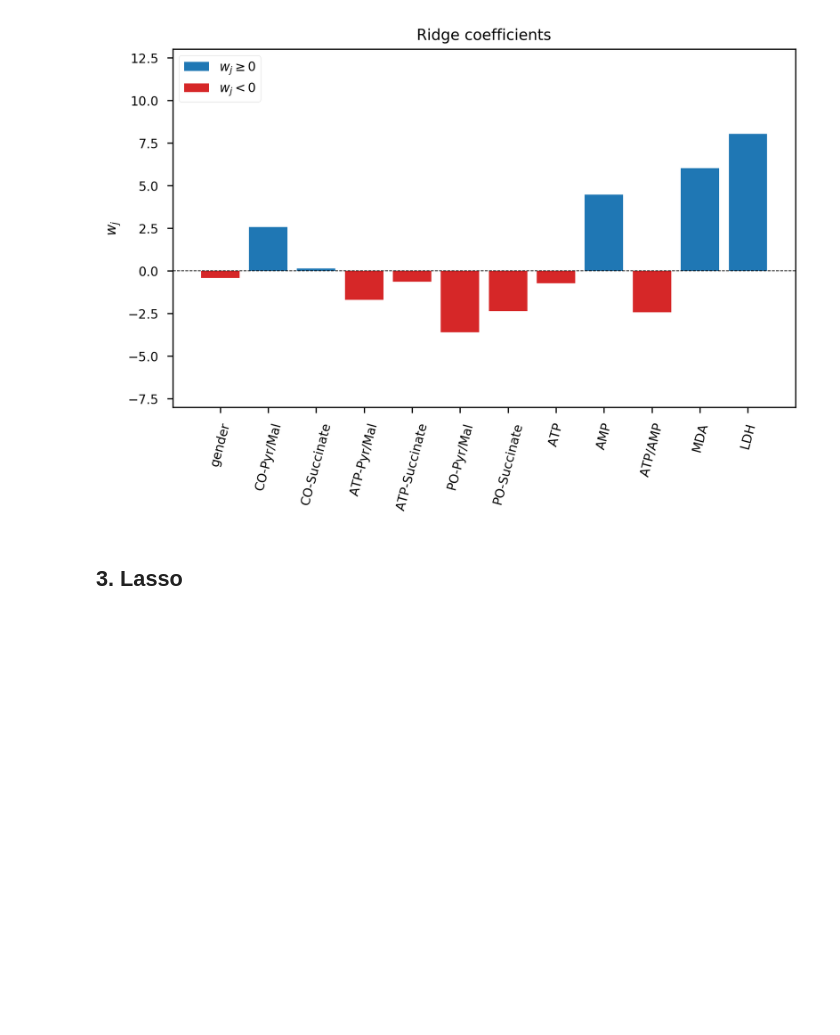
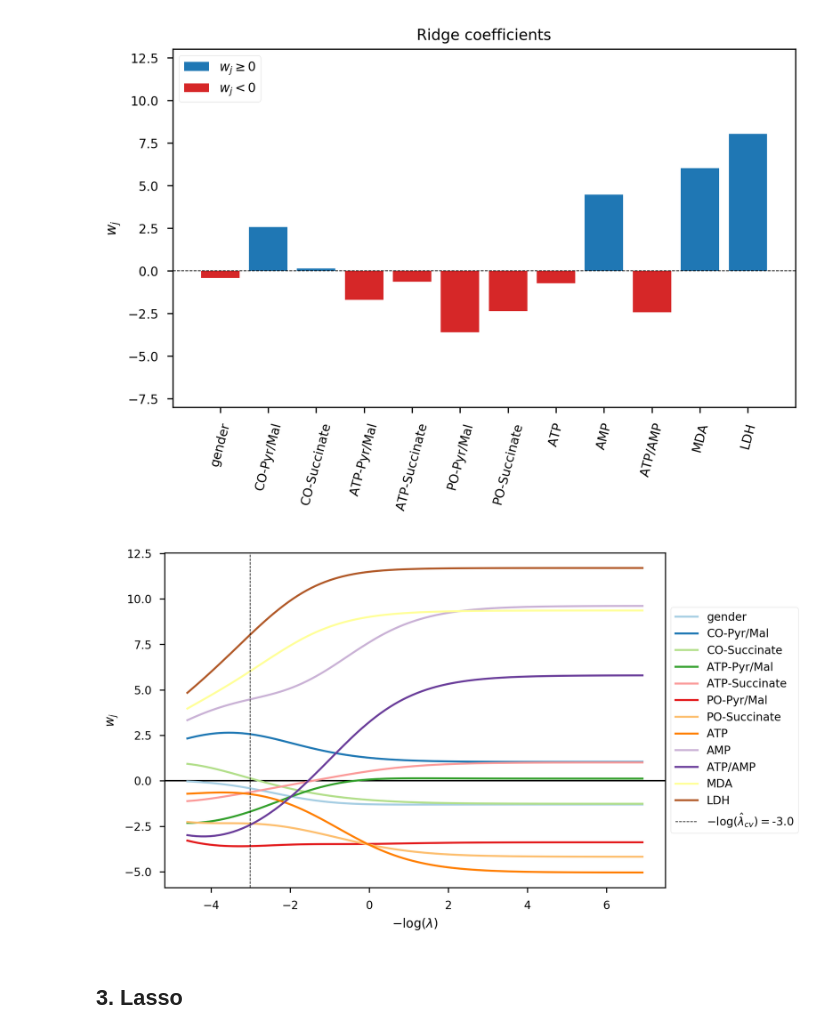
Before and after one commit to samuelefiorini/phdthesis, a Jupyter notebook: src/notebooks/figure_4.5-6-7-8-9.ipynb, the cells around one changed output. Saved outputs shown, nothing was run; the diff lists cells and outputs as text; code cells hidden in the pictures; blank space fills up the shorter version.

Commit message:
added ridge, lasso, enet paths

```diff
--- a/src/notebooks/figure_4.5-6-7-8-9.ipynb
+++ b/src/notebooks/figure_4.5-6-7-8-9.ipynb
@@ -183,6 +183,34 @@ plt.title('Ridge coefficients')
 plt.savefig('../images/coefs_ridge.png', bbox_inches='tight');
 # %% [output]
 [figure]
+# %%
+# Evaluate the Ridge path
+n_alphas = 100
+coefs_ridge = np.empty((x_train.shape[1], n_alphas))
+alphas_ridge = np.logspace(-3, 2, n_alphas)
+for i, alpha in enumerate(alphas_ridge):
+    coefs_ridge[:,i] = Ridge(alpha=alpha).fit(x_train.values, y_train.values).coef_
+# %%
+fig = plt.figure(dpi=300)
+ax = fig.add_subplot(111)
+
+colormap = plt.cm.Paired
+ax.set_color_cycle([colormap(i) for i in np.linspace(0, 1, coefs_lasso.shape[0])])
+plt.axhline(color='k', linewidth=1, linestyle='solid') # xaxis
+
+for _coef, _feature in zip(coefs_ridge, dfx.columns):
+    ax.plot(-np.log(alphas_ridge), _coef, label=_feature)
+
+plt.axvline(-np.log(model.best_estimator_.get_params()['alpha']),
+            linestyle='dashed', color='k', linewidth=0.5,
+            label=r'$-\log(\hat \lambda_{cv})=$'+str(-np.log(model.best_estimator_.get_params()['alpha']))[:4])
+plt.legend(loc='center left', bbox_to_anchor=(1, 0.5))
+plt.xlabel(r'$-\log(\lambda)$')
+plt.ylabel(r'$w_j$')
+
+plt.savefig('../images/ridge_path.png');
+# %% [output]
+[figure, added]
 # %% [markdown]
 ## 3. Lasso
 # %%
```
Also changed, not shown: parts of 4 cells of this notebook, 12 other files.
